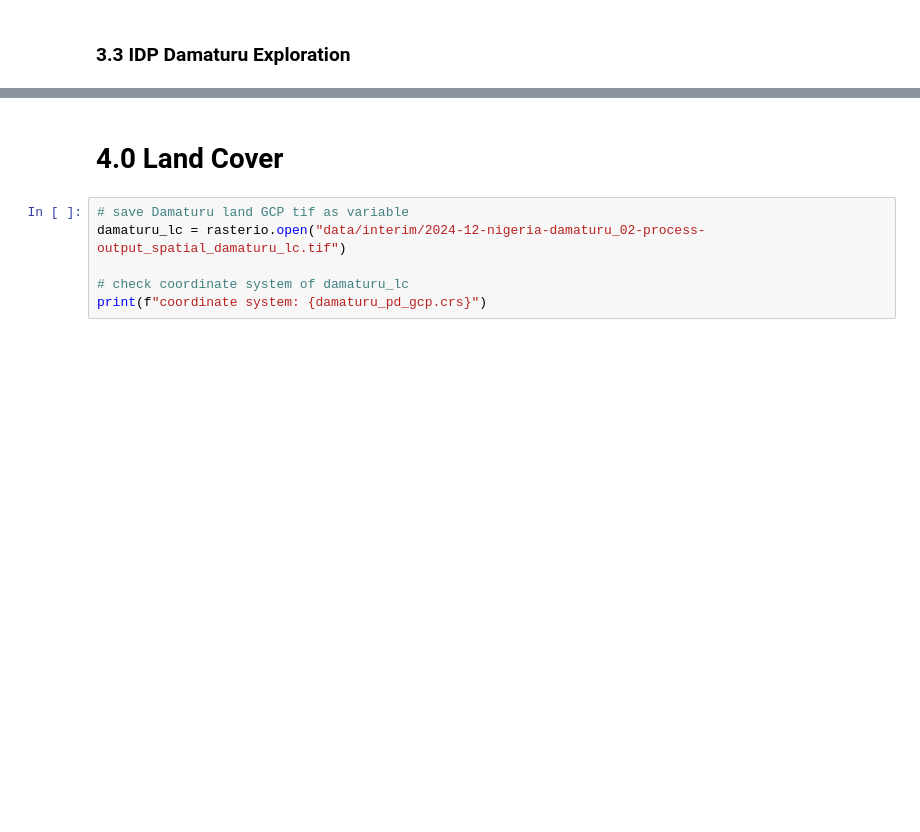
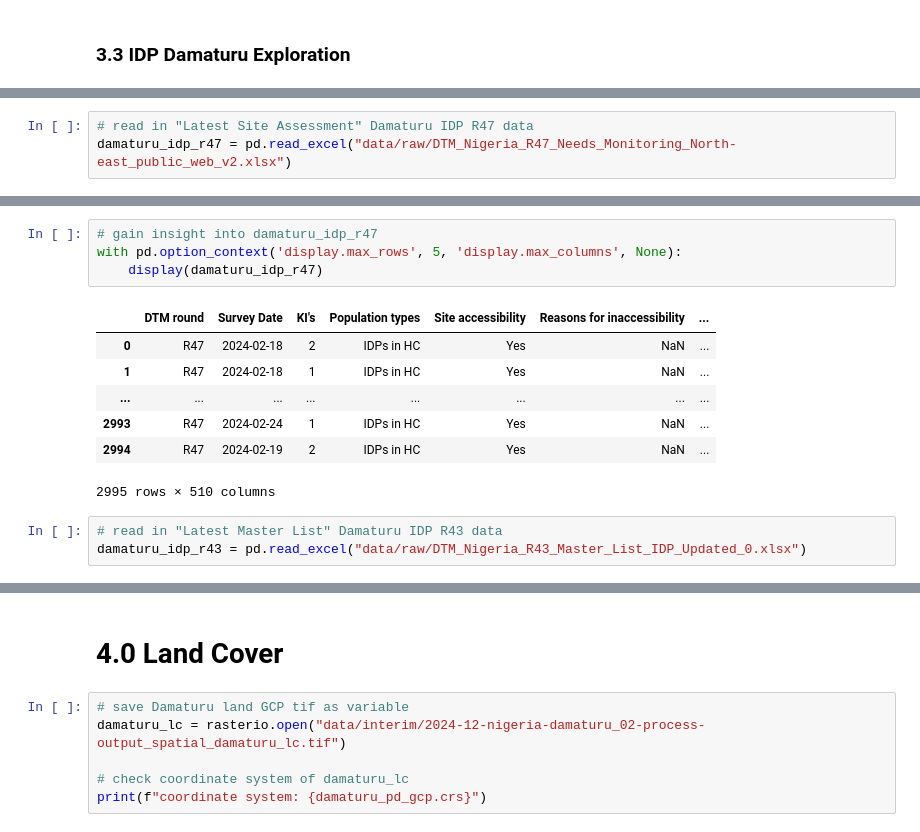
Before and after one commit to carolinecullinan/damaturu-nigeria-idp, a Jupyter notebook: notebooks/1-cgc-cleaning.ipynb, the cells around one changed output, grey strips where cells are left out. Drawn from its saved outputs; the diff is of its cells as text; blank space fills up the shorter version.

```diff
--- a/notebooks/1-cgc-cleaning.ipynb
+++ b/notebooks/1-cgc-cleaning.ipynb
@@ -300,0 +327,3 @@ damaturu_idp_clean.to_file('data/processed/damaturu_idp_clean.geojson', driver='
+# %%
+# read in "Latest Site Assessment" Damaturu IDP R47 data
+damaturu_idp_r47 = pd.read_excel("data/raw/DTM_Nigeria_R47_Needs_Monitoring_North-east_public_web_v2.xlsx")
@@ -300,0 +352,15 @@ damaturu_idp_clean.to_file('data/processed/damaturu_idp_clean.geojson', driver='
+# %%
+# gain insight into damaturu_idp_r47
+with pd.option_context('display.max_rows', 5, 'display.max_columns', None):
+    display(damaturu_idp_r47)
+# %% [output]
+|  | DTM round | Survey Date | KI's | Population types | Site accessibility | Reasons for inaccessibility | ... |
+| 0 | R47 | 2024-02-18 | 2 | IDPs in HC | Yes | NaN | ... |
+| 1 | R47 | 2024-02-18 | 1 | IDPs in HC | Yes | NaN | ... |
+| ... | ... | ... | ... | ... | ... | ... | ... |
+| 2993 | R47 | 2024-02-24 | 1 | IDPs in HC | Yes | NaN | ... |
+| 2994 | R47 | 2024-02-19 | 2 | IDPs in HC | Yes | NaN | ... |
+2995 rows × 510 columns
+# %%
+# read in "Latest Master List" Damaturu IDP R43 data
+damaturu_idp_r43 = pd.read_excel("data/raw/DTM_Nigeria_R43_Master_List_IDP_Updated_0.xlsx")
```
Also changed, not shown: parts of 23 cells of this notebook, 11 other files.
